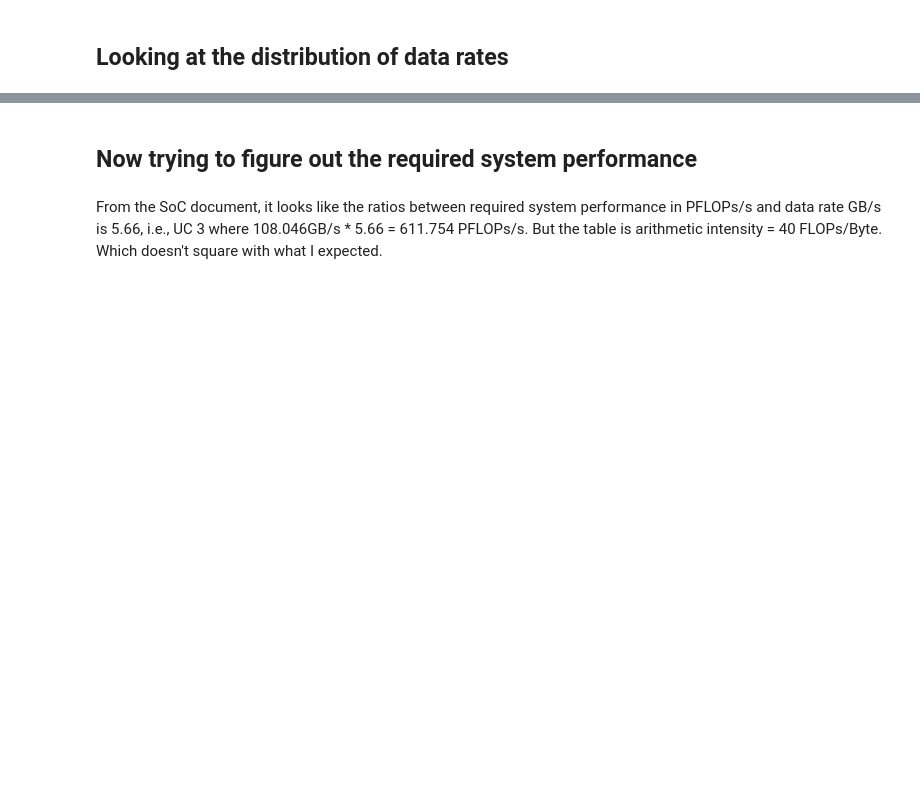
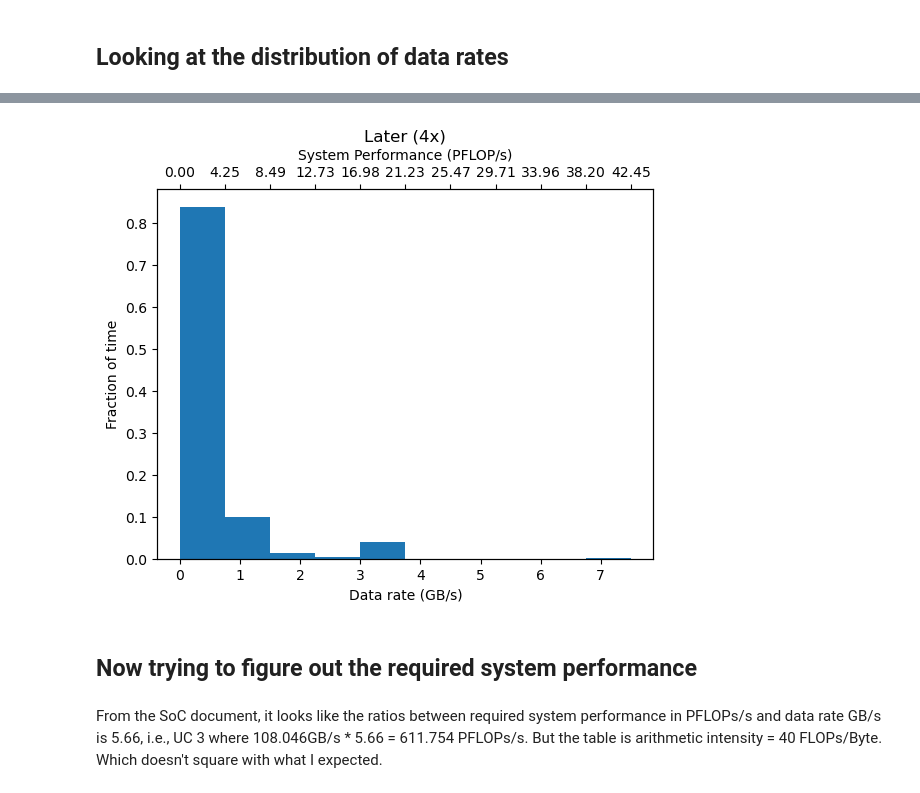
Before and after one commit to aakepley/big-cubes, a Jupyter notebook: size_of_compute_estimate.ipynb, the cells around one changed output, grey strips where cells are left out. Saved outputs shown, nothing was run; the diff lists cells and outputs as text; code cells hidden in the pictures; blank space fills up the shorter version.

```diff
--- a/size_of_compute_estimate.ipynb
+++ b/size_of_compute_estimate.ipynb
@@ -140,0 +91,6 @@ Text(0.5, 1.0, 'WSU (later 4x) - Weights')
+# %%
+reload(wsu_db)
+wsu_db.create_soc_result_plot(result_mous,bin_min=0,bin_max=7.5,nbin=10,
+                             datarate_type='wsu_datarate_later_4x_stepped2_typical',title='Later (4x)')
+# %% [output]
+[figure, added]
```
Also changed, not shown: parts of 21 cells of this notebook, 3 other files.
